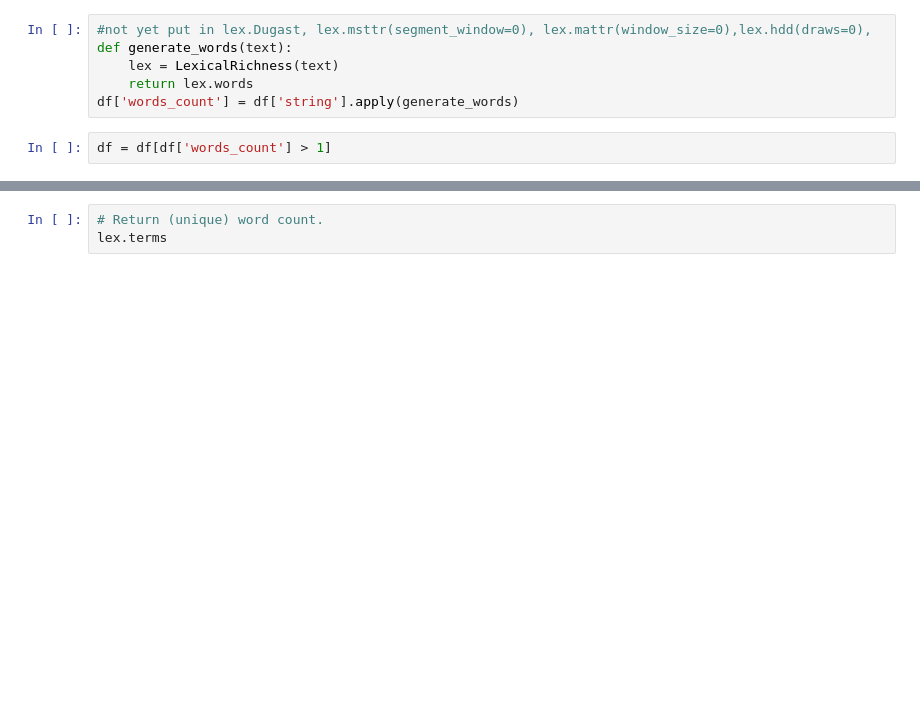
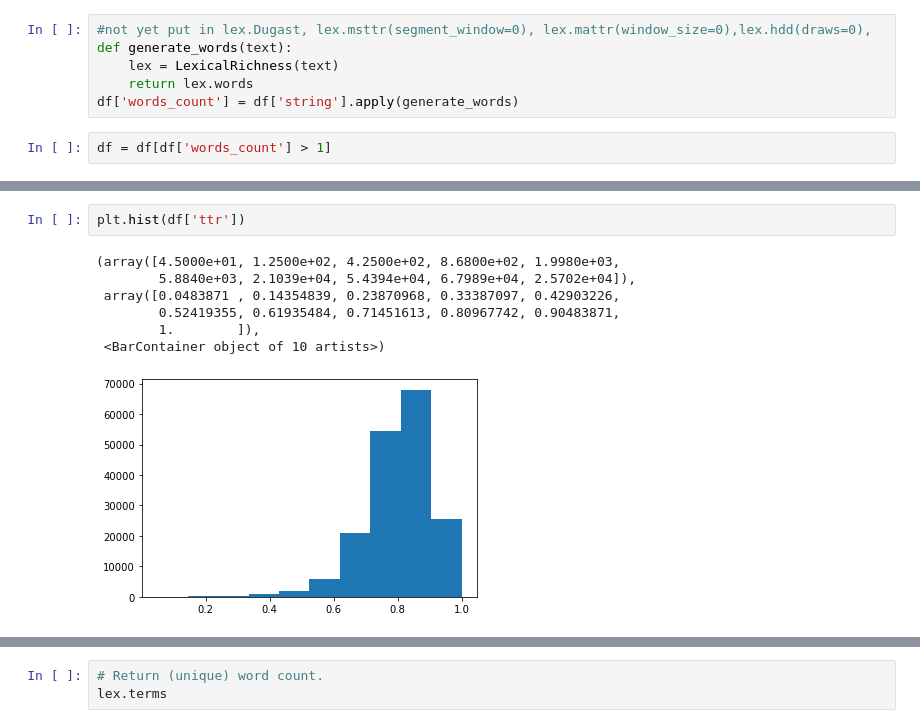
Before and after one commit to esther119/Understand-How-English-Fluency-Affects-Grade, a Jupyter notebook: lexical_richness.ipynb, the cells around one changed output, grey strips where cells are left out. Drawn from its saved outputs; the diff is of its cells as text; blank space fills up the shorter version.

```diff
--- a/lexical_richness.ipynb
+++ b/lexical_richness.ipynb
@@ -59,3 +134,13 @@ df = df[df['words_count'] > 1]
+# %%
+plt.hist(df['ttr'])
+# %% [output]
+(array([4.5000e+01, 1.2500e+02, 4.2500e+02, 8.6800e+02, 1.9980e+03,
+        5.8840e+03, 2.1039e+04, 5.4394e+04, 6.7989e+04, 2.5702e+04]),
+ array([0.0483871 , 0.14354839, 0.23870968, 0.33387097, 0.42903226,
+        0.52419355, 0.61935484, 0.71451613, 0.80967742, 0.90483871,
+        1.        ]),
+ <BarContainer object of 10 artists>)
+[figure, added]
 # %%
 #not yet put in lex.Dugast, lex.msttr(segment_window=0), lex.mattr(window_size=0),lex.hdd(draws=0),lex.Summer (math domain error)
 def generate_lexcial_richness(text):
```
Also changed, not shown: parts of 12 cells of this notebook.
